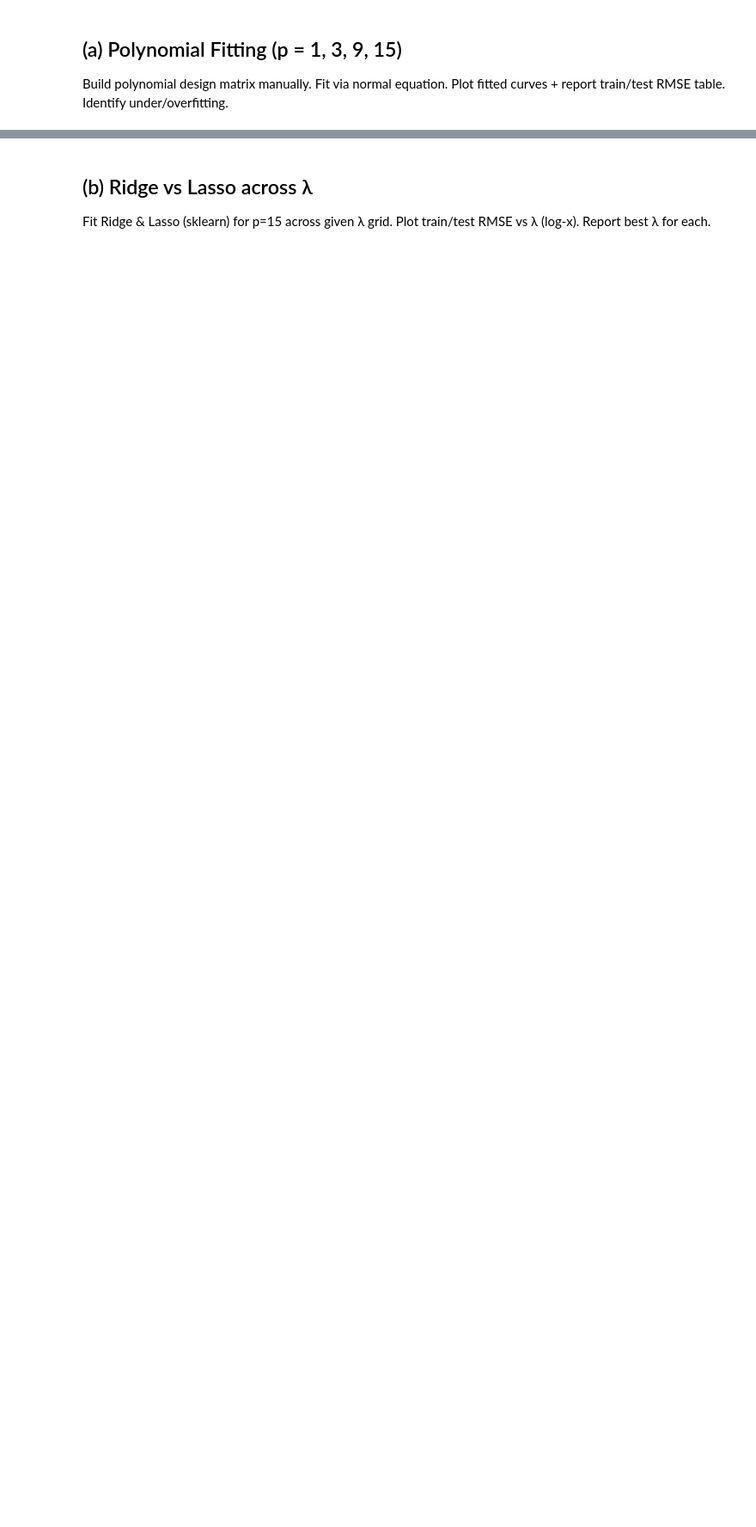
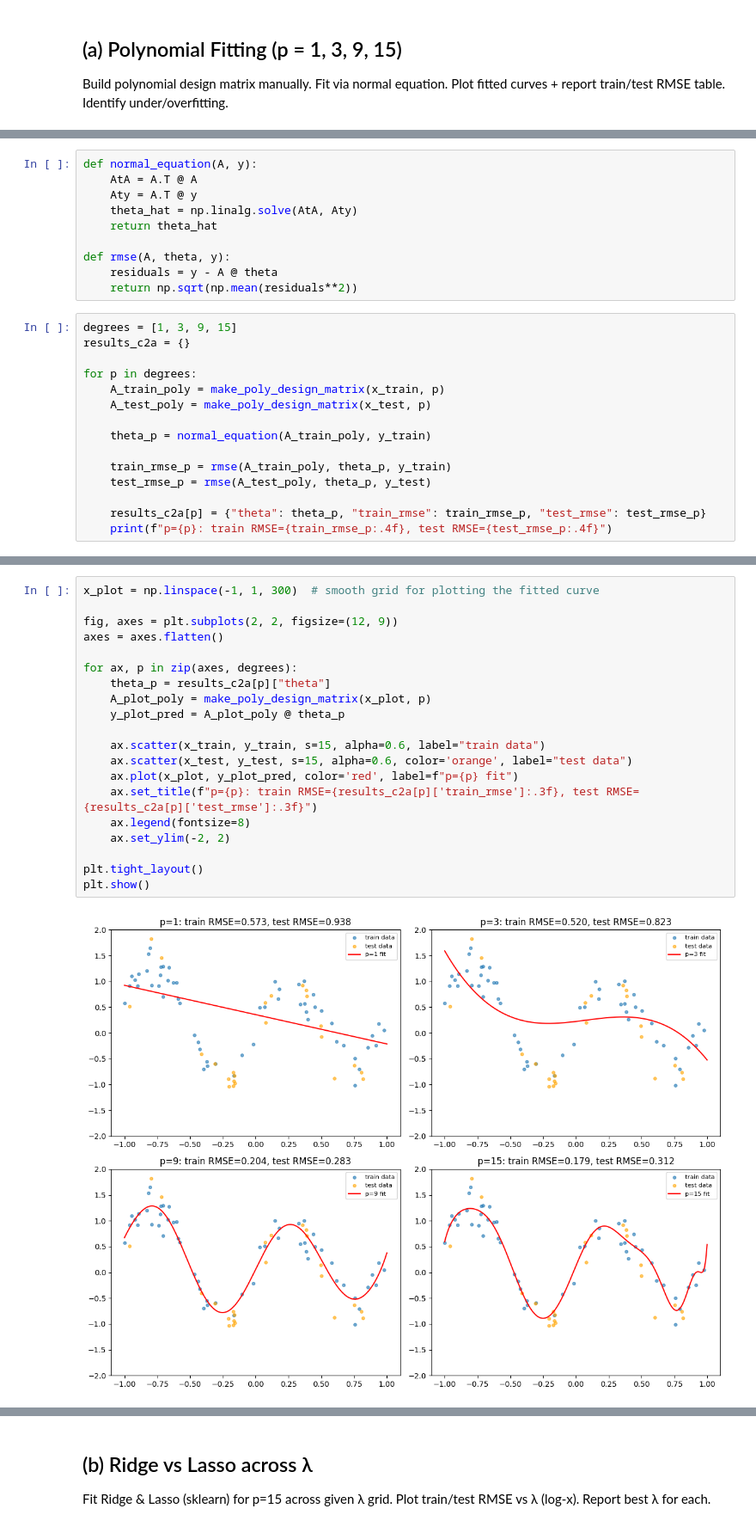
Before and after one commit to neural-rush/ML-Assignment-1, a Jupyter notebook: notebooks/partC2_polyfit_ridge_lasso_CS26S510.ipynb, the cells around one changed output, grey strips where cells are left out. Shown at 86% size. Drawn from its saved outputs; the diff is of its cells as text; blank space fills up the shorter version.

```diff
--- a/notebooks/partC2_polyfit_ridge_lasso_CS26S510.ipynb
+++ b/notebooks/partC2_polyfit_ridge_lasso_CS26S510.ipynb
@@ -25,0 +35,25 @@ Build polynomial design matrix manually. Fit via normal equation. Plot fitted cu
+# %%
+def normal_equation(A, y):
+    AtA = A.T @ A
+    Aty = A.T @ y
+    theta_hat = np.linalg.solve(AtA, Aty)
+    return theta_hat
+
+def rmse(A, theta, y):
+    residuals = y - A @ theta
+    return np.sqrt(np.mean(residuals**2))
+# %%
+degrees = [1, 3, 9, 15]
+results_c2a = {}
+
+for p in degrees:
+    A_train_poly = make_poly_design_matrix(x_train, p)
+    A_test_poly = make_poly_design_matrix(x_test, p)
+
+    theta_p = normal_equation(A_train_poly, y_train)
+
+    train_rmse_p = rmse(A_train_poly, theta_p, y_train)
+    test_rmse_p = rmse(A_test_poly, theta_p, y_test)
+
+    results_c2a[p] = {"theta": theta_p, "train_rmse": train_rmse_p, "test_rmse": test_rmse_p}
+    print(f"p={p}: train RMSE={train_rmse_p:.4f}, test RMSE={test_rmse_p:.4f}")
@@ -26 +65,23 @@ Build polynomial design matrix manually. Fit via normal equation. Plot fitted cu
+# %%
+x_plot = np.linspace(-1, 1, 300)  # smooth grid for plotting the fitted curve
+
+fig, axes = plt.subplots(2, 2, figsize=(12, 9))
+axes = axes.flatten()
+
+for ax, p in zip(axes, degrees):
+    theta_p = results_c2a[p]["theta"]
+    A_plot_poly = make_poly_design_matrix(x_plot, p)
+    y_plot_pred = A_plot_poly @ theta_p
+
+    ax.scatter(x_train, y_train, s=15, alpha=0.6, label="train data")
+    ax.scatter(x_test, y_test, s=15, alpha=0.6, color='orange', label="test data")
+    ax.plot(x_plot, y_plot_pred, color='red', label=f"p={p} fit")
+    ax.set_title(f"p={p}: train RMSE={results_c2a[p]['train_rmse']:.3f}, test RMSE={results_c2a[p]['test_rmse']:.3f}")
+    ax.legend(fontsize=8)
+    ax.set_ylim(-2, 2)
+
+plt.tight_layout()
+plt.show()
+# %% [output]
+[figure, added]
 # %% [markdown]
```
Also changed, not shown: parts of 13 cells of this notebook.
